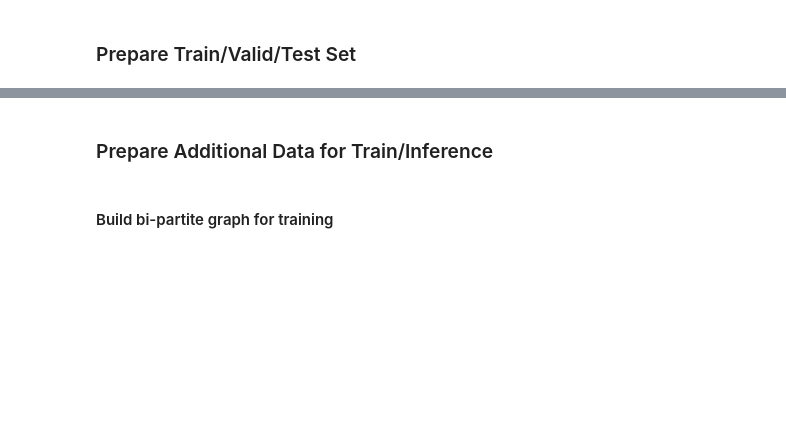
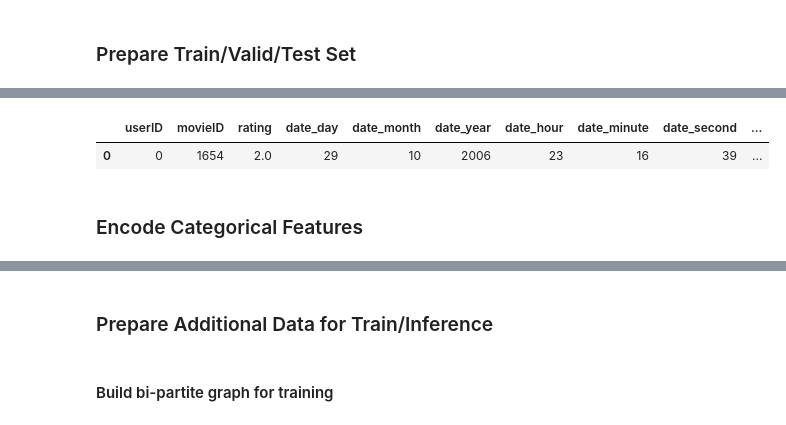
Before and after one commit to jeffery5bai/DPRecSys, a Jupyter notebook: basic/basic_exp.ipynb, the cells around one changed output, grey strips where cells are left out. Saved outputs shown, nothing was run; the diff lists cells and outputs as text; code cells hidden in the pictures; blank space fills up the shorter version.

Commit message:
add cat feature encoder

```diff
--- a/basic/basic_exp.ipynb
+++ b/basic/basic_exp.ipynb
@@ -127 +124,8 @@ test label
 Name: proportion, dtype: float64
+# %%
+train_df.head(1)
+# %% [output]
+|  | userID | movieID | rating | date_day | date_month | date_year | date_hour | date_minute | date_second | ... |
+| 0 | 0 | 1654 | 2.0 | 29 | 10 | 2006 | 23 | 16 | 39 | ... |
+# %% [markdown]
+### Encode Categorical Features
```
Also changed, not shown: parts of 7 cells of this notebook, 3 other files.
